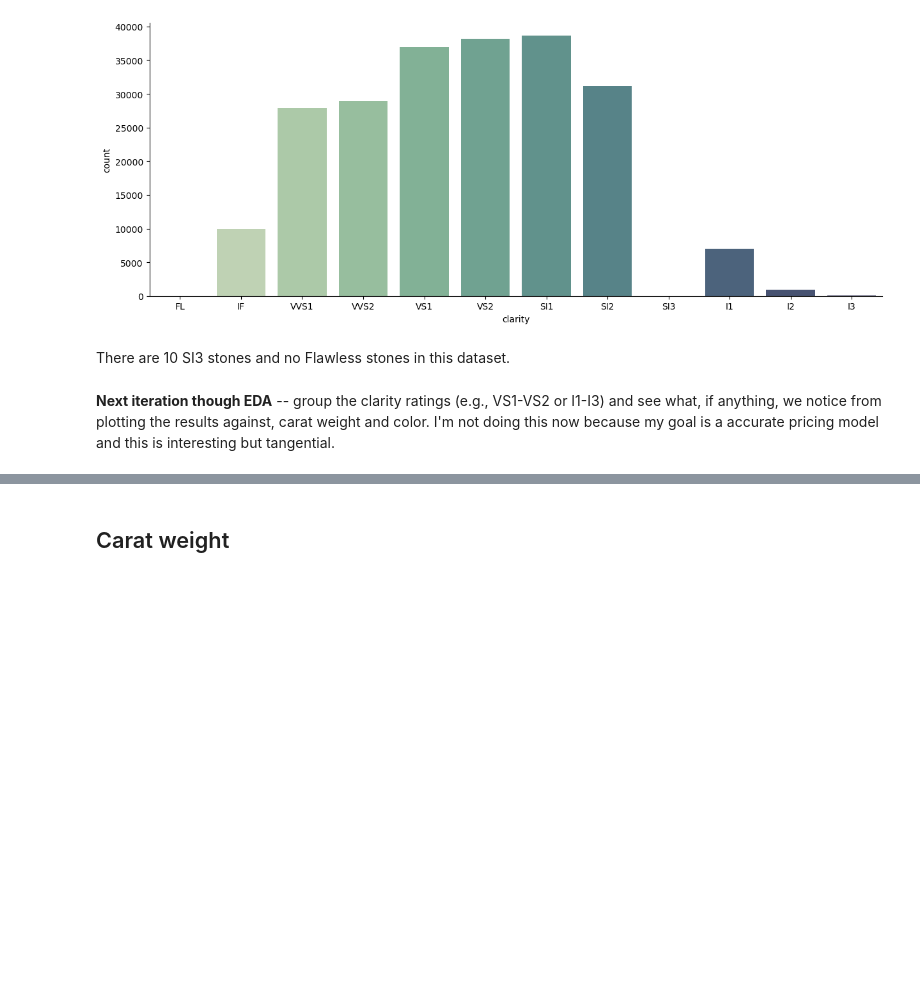
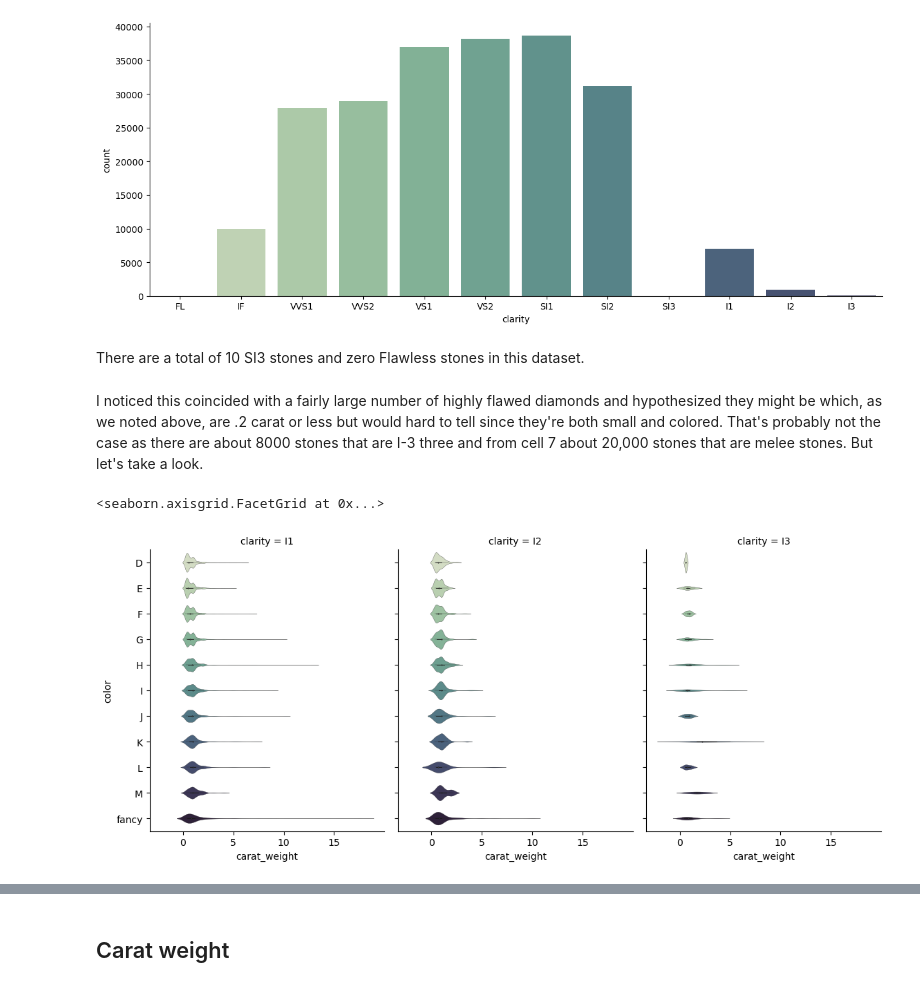
Before and after one commit to Little-PyProjects/Bees, a Jupyter notebook: Diamonds/notebooks/EDA.ipynb, the cells around one changed output, grey strips where cells are left out. Saved outputs shown, nothing was run; the diff lists cells and outputs as text; code cells hidden in the pictures; blank space fills up the shorter version.

```diff
--- a/Diamonds/notebooks/EDA.ipynb
+++ b/Diamonds/notebooks/EDA.ipynb
@@ -217,6 +224,20 @@ sns.catplot(x='clarity', data=df, kind='count', order=clarities, aspect=2.5)
 <seaborn.axisgrid.FacetGrid at 0x...>
 [figure]
 # %% [markdown]
-There are 10 SI3 stones and no Flawless stones in this dataset.
+There are a total of 10 SI3 stones and zero Flawless stones in this dataset.
-# %% [markdown]
-**Next iteration though EDA** -- group the clarity ratings (e.g., VS1-VS2 or I1-I3) and see what, if anything, we notice from plotting the results against, carat weight and color. I'm not doing this now because my goal is a accurate pricing model and this is interesting but tangential.
+# %% [markdown]
+I noticed this coincided with a fairly large number of highly flawed diamonds and hypothesized they might be  which, as we noted above, are .2 carat or less but would hard to tell since they're both small and colored. That's probably not the case as there are about 8000 stones that are I-3 three and from cell 7 about 20,000 stones that are melee stones. But let's take a look.
+# %%
+included_diamonds = df.loc[df['clarity'].isin(['I1', 'I2', 'I3'])]
+# %%
+sns.set_palette(palette="ch:s=.55,rot=-.75", n_colors=11)
+
+sns.catplot(
+    data=included_diamonds,
+    y="color", x="carat_weight", order=colors, kind='violin',
+    col="clarity", col_wrap=5,
+    height=5, aspect=.75, linewidth=.2,
+)
+# %% [output]
+<seaborn.axisgrid.FacetGrid at 0x...>
+[figure, added]
```
Also changed, not shown: parts of 33 cells of this notebook.
